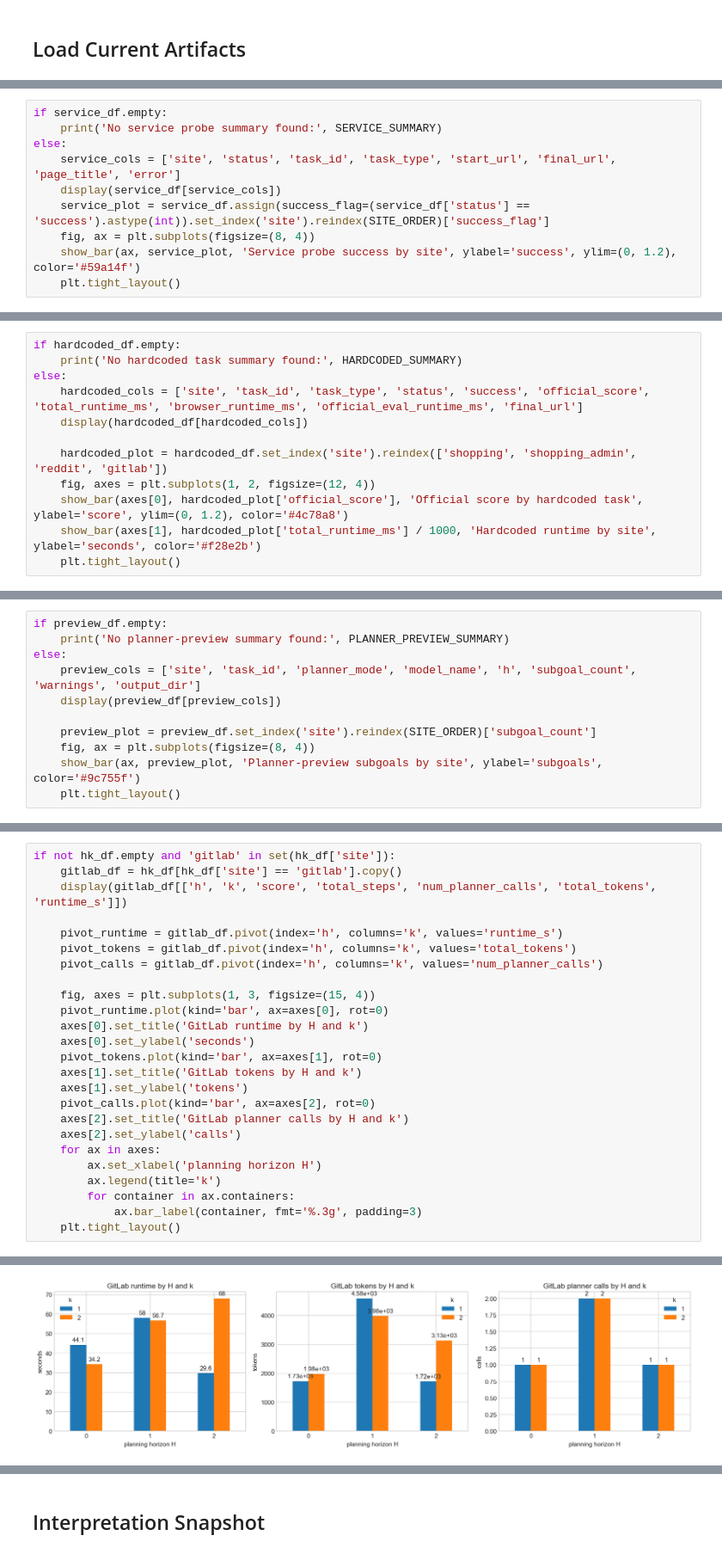
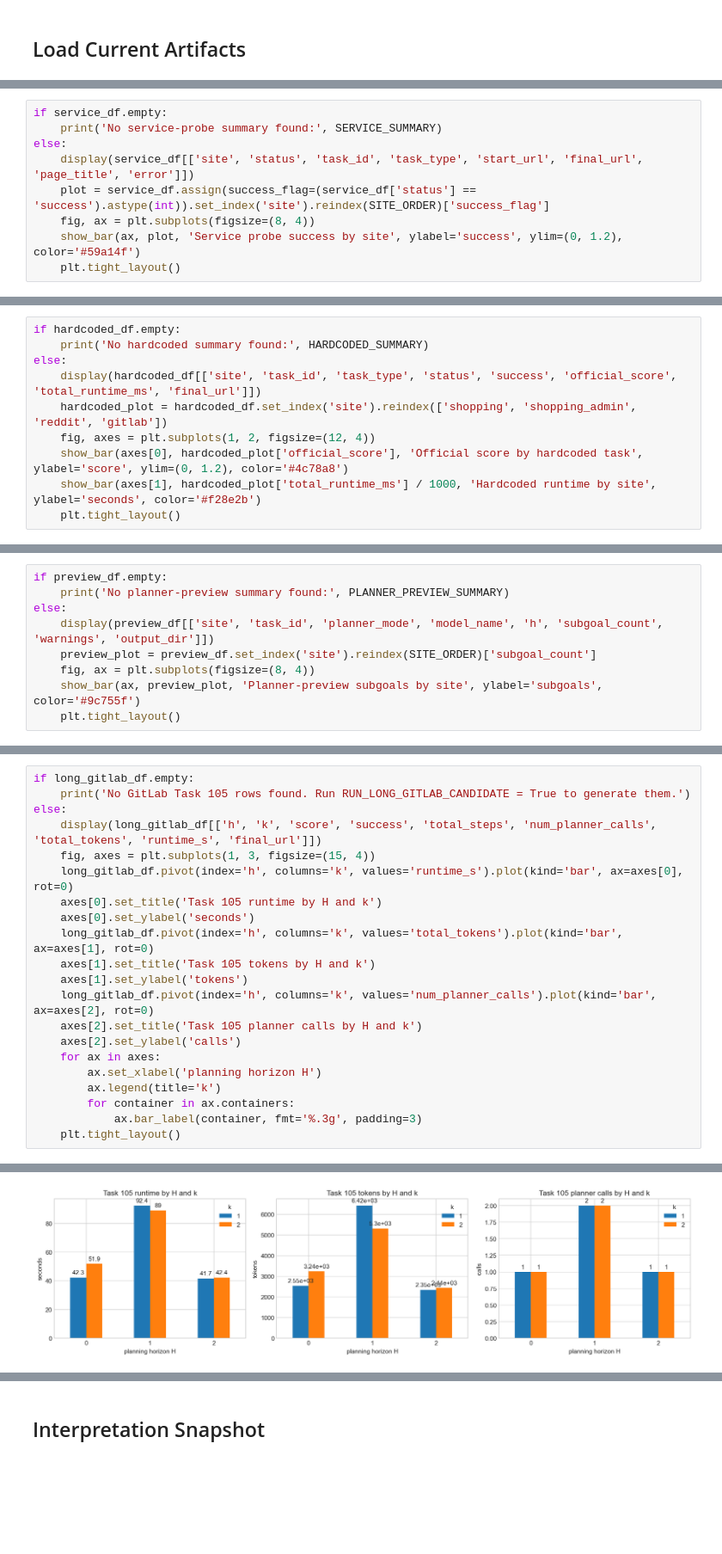
Before and after one commit to NICFRU/webarena-verified-thesis, a Jupyter notebook: notebooks/08_hk_sweep_analysis.ipynb, the cells around one changed output, grey strips where cells are left out. Shown at 86% size. Drawn from its saved outputs; the diff is of its cells as text; blank space fills up the shorter version.

```diff
--- a/notebooks/08_hk_sweep_analysis.ipynb
+++ b/notebooks/08_hk_sweep_analysis.ipynb
@@ -158,12 +201,11 @@ The service probe checks whether each local site can be opened through BrowserGy
 # %%
 if service_df.empty:
-    print('No service probe summary found:', SERVICE_SUMMARY)
+    print('No service-probe summary found:', SERVICE_SUMMARY)
 else:
-    service_cols = ['site', 'status', 'task_id', 'task_type', 'start_url', 'final_url', 'page_title', 'error']
-    display(service_df[service_cols])
-    service_plot = service_df.assign(success_flag=(service_df['status'] == 'success').astype(int)).set_index('site').reindex(SITE_ORDER)['success_flag']
+    display(service_df[['site', 'status', 'task_id', 'task_type', 'start_url', 'final_url', 'page_title', 'error']])
+    plot = service_df.assign(success_flag=(service_df['status'] == 'success').astype(int)).set_index('site').reindex(SITE_ORDER)['success_flag']
     fig, ax = plt.subplots(figsize=(8, 4))
-    show_bar(ax, service_plot, 'Service probe success by site', ylabel='success', ylim=(0, 1.2), color='#59a14f')
+    show_bar(ax, plot, 'Service probe success by site', ylabel='success', ylim=(0, 1.2), color='#59a14f')
     plt.tight_layout()
 # %% [output]
 |  | site | status | task_id | task_type | start_url | final_url | page_title | error |
@@ -180,10 +222,8 @@ These are deterministic task-solving examples with official WebArena-Verified ev
 # %%
 if hardcoded_df.empty:
-    print('No hardcoded task summary found:', HARDCODED_SUMMARY)
+    print('No hardcoded summary found:', HARDCODED_SUMMARY)
 else:
-    hardcoded_cols = ['site', 'task_id', 'task_type', 'status', 'success', 'official_score', 'total_runtime_ms', 'browser_runtime_ms', 'official_eval_runtime_ms', 'final_url']
-    display(hardcoded_df[hardcoded_cols])
-
+    display(hardcoded_df[['site', 'task_id', 'task_type', 'status', 'success', 'official_score', 'total_runtime_ms', 'final_url']])
     hardcoded_plot = hardcoded_df.set_index('site').reindex(['shopping', 'shopping_admin', 'reddit', 'gitlab'])
     fig, axes = plt.subplots(1, 2, figsize=(12, 4))
     show_bar(axes[0], hardcoded_plot['official_score'], 'Official score by hardcoded task', ylabel='score', ylim=(0, 1.2), color='#4c78a8')
@@ -204,9 +243,7 @@ Planner previews call the LLM planner and write plan artifacts, but they do not
 if preview_df.empty:
     print('No planner-preview summary found:', PLANNER_PREVIEW_SUMMARY)
 else:
-    preview_cols = ['site', 'task_id', 'planner_mode', 'model_name', 'h', 'subgoal_count', 'warnings', 'output_dir']
-    display(preview_df[preview_cols])
-
+    display(preview_df[['site', 'task_id', 'planner_mode', 'model_name', 'h', 'subgoal_count', 'warnings', 'output_dir']])
     preview_plot = preview_df.set_index('site').reindex(SITE_ORDER)['subgoal_count']
     fig, ax = plt.subplots(figsize=(8, 4))
     show_bar(ax, preview_plot, 'Planner-preview subgoals by site', ylabel='subgoals', color='#9c755f')
@@ -258,21 +384,17 @@ else:
 # %%
-if not hk_df.empty and 'gitlab' in set(hk_df['site']):
-    gitlab_df = hk_df[hk_df['site'] == 'gitlab'].copy()
-    display(gitlab_df[['h', 'k', 'score', 'total_steps', 'num_planner_calls', 'total_tokens', 'runtime_s']])
-
-    pivot_runtime = gitlab_df.pivot(index='h', columns='k', values='runtime_s')
-    pivot_tokens = gitlab_df.pivot(index='h', columns='k', values='total_tokens')
-    pivot_calls = gitlab_df.pivot(index='h', columns='k', values='num_planner_calls')
-
+if long_gitlab_df.empty:
+    print('No GitLab Task 105 rows found. Run RUN_LONG_GITLAB_CANDIDATE = True to generate them.')
+else:
+    display(long_gitlab_df[['h', 'k', 'score', 'success', 'total_steps', 'num_planner_calls', 'total_tokens', 'runtime_s', 'final_url']])
     fig, axes = plt.subplots(1, 3, figsize=(15, 4))
-    pivot_runtime.plot(kind='bar', ax=axes[0], rot=0)
-    axes[0].set_title('GitLab runtime by H and k')
+    long_gitlab_df.pivot(index='h', columns='k', values='runtime_s').plot(kind='bar', ax=axes[0], rot=0)
+    axes[0].set_title('Task 105 runtime by H and k')
     axes[0].set_ylabel('seconds')
-    pivot_tokens.plot(kind='bar', ax=axes[1], rot=0)
-    axes[1].set_title('GitLab tokens by H and k')
+    long_gitlab_df.pivot(index='h', columns='k', values='total_tokens').plot(kind='bar', ax=axes[1], rot=0)
+    axes[1].set_title('Task 105 tokens by H and k')
     axes[1].set_ylabel('tokens')
-    pivot_calls.plot(kind='bar', ax=axes[2], rot=0)
-    axes[2].set_title('GitLab planner calls by H and k')
+    long_gitlab_df.pivot(index='h', columns='k', values='num_planner_calls').plot(kind='bar', ax=axes[2], rot=0)
+    axes[2].set_title('Task 105 planner calls by H and k')
     axes[2].set_ylabel('calls')
     for ax in axes:
         ax.set_xlabel('planning horizon H')
@@ -291 +413 @@ if not hk_df.empty and 'gitlab' in set(hk_df['site']):
-[figure, old version]
+[figure, new version]
```
Also changed, not shown: parts of 27 cells of this notebook, 5 other files.
